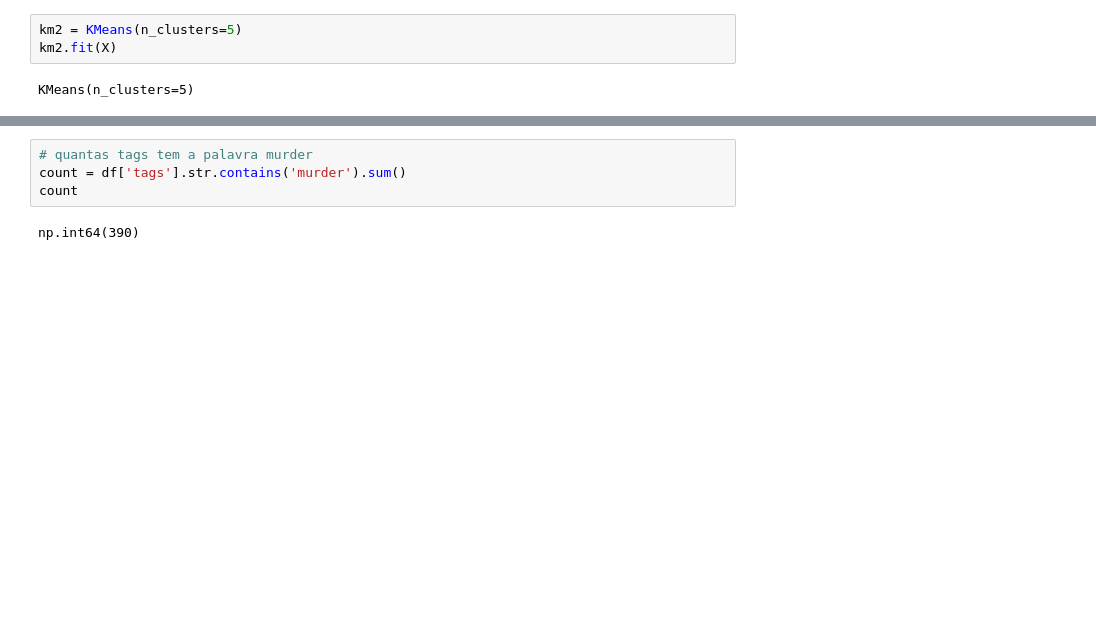
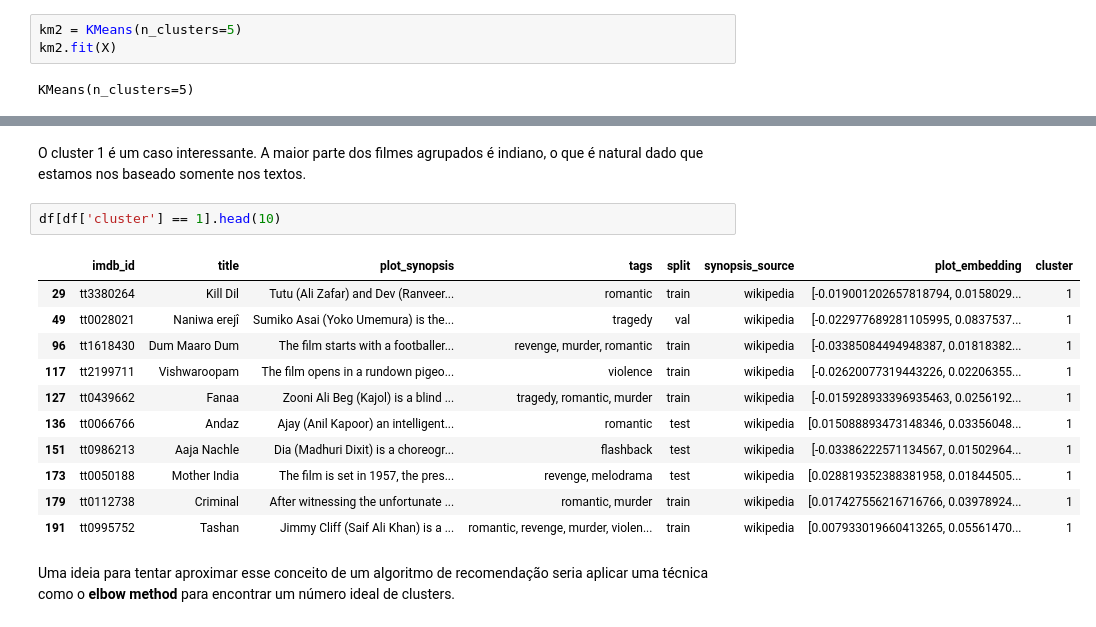
Before and after one commit to Salies/posmac-alcd, a Jupyter notebook: Aula 9/kmeans.ipynb, the cells around one changed output, grey strips where cells are left out. Drawn from its saved outputs; the diff is of its cells as text; blank space fills up the shorter version.

```diff
--- a/Aula 9/kmeans.ipynb
+++ b/Aula 9/kmeans.ipynb
@@ -182,8 +168,22 @@ cluster
 1     40
 Name: count, dtype: int64
-# %%
-# quantas tags tem a palavra murder
-count = df['tags'].str.contains('murder').sum()
-count
-# %% [output]
-np.int64(390)
+# %% [markdown]
+O cluster 1 é um caso interessante. A maior parte dos filmes agrupados é indiano,
+o que é natural dado que estamos nos baseado somente nos textos.
+# %%
+df[df['cluster'] == 1].head(10)
+# %% [output]
+|  | imdb_id | title | plot_synopsis | tags | split | synopsis_source | plot_embedding | cluster |
+| 29 | tt3380264 | Kill Dil | Tutu (Ali Zafar) and Dev (Ranveer... | romantic | train | wikipedia | [-0.019001202657818794, 0.0158029... | 1 |
+| 49 | tt0028021 | Naniwa erejî | Sumiko Asai (Yoko Umemura) is the... | tragedy | val | wikipedia | [-0.022977689281105995, 0.0837537... | 1 |
+| 96 | tt1618430 | Dum Maaro Dum | The film starts with a footballer... | revenge, murder, romantic | train | wikipedia | [-0.03385084494948387, 0.01818382... | 1 |
+| 117 | tt2199711 | Vishwaroopam | The film opens in a rundown pigeo... | violence | train | wikipedia | [-0.02620077319443226, 0.02206355... | 1 |
+| 127 | tt0439662 | Fanaa | Zooni Ali Beg (Kajol) is a blind ... | tragedy, romantic, murder | train | wikipedia | [-0.015928933396935463, 0.0256192... | 1 |
+| 136 | tt0066766 | Andaz | Ajay (Anil Kapoor) an intelligent... | romantic | test | wikipedia | [0.015088893473148346, 0.03356048... | 1 |
+| 151 | tt0986213 | Aaja Nachle | Dia (Madhuri Dixit) is a choreogr... | flashback | test | wikipedia | [-0.03386222571134567, 0.01502964... | 1 |
+| 173 | tt0050188 | Mother India | The film is set in 1957, the pres... | revenge, melodrama | test | wikipedia | [0.028819352388381958, 0.01844505... | 1 |
+| 179 | tt0112738 | Criminal | After witnessing the unfortunate ... | romantic, murder | train | wikipedia | [0.017427556216716766, 0.03978924... | 1 |
+| 191 | tt0995752 | Tashan | Jimmy Cliff (Saif Ali Khan) is a ... | romantic, revenge, murder, violen... | train | wikipedia | [0.007933019660413265, 0.05561470... | 1 |
+# %% [markdown]
+Uma ideia para tentar aproximar esse conceito de um algoritmo de recomendação seria aplicar uma
+técnica como o **elbow method** para encontrar um número ideal de clusters.
```
Also changed, not shown: parts of 18 cells of this notebook.
